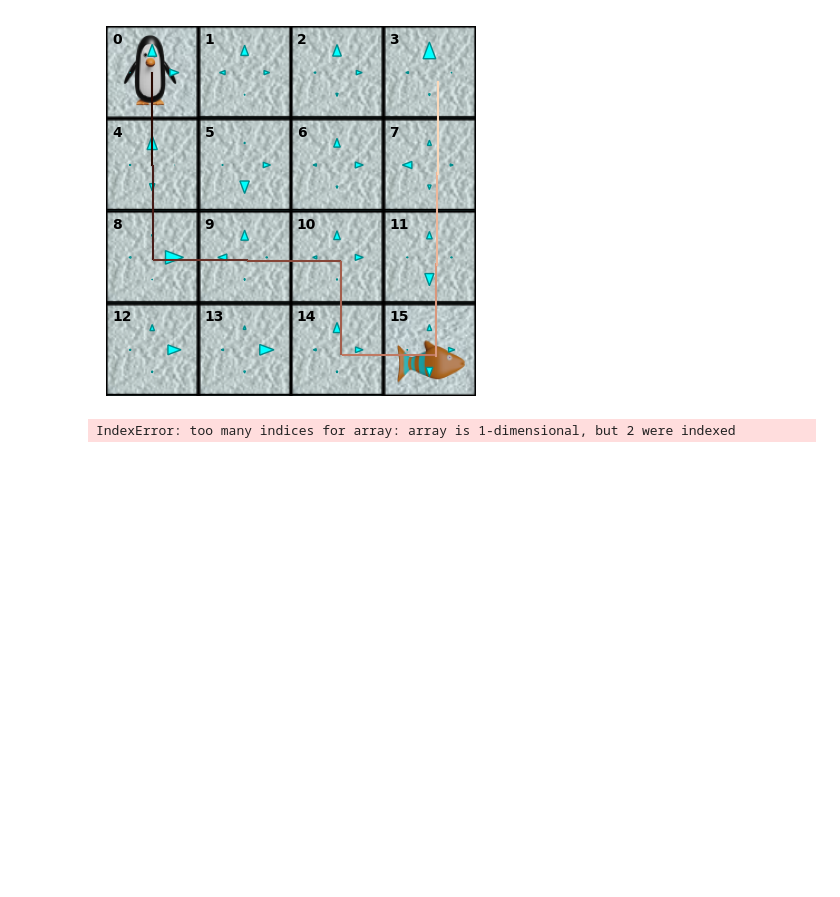
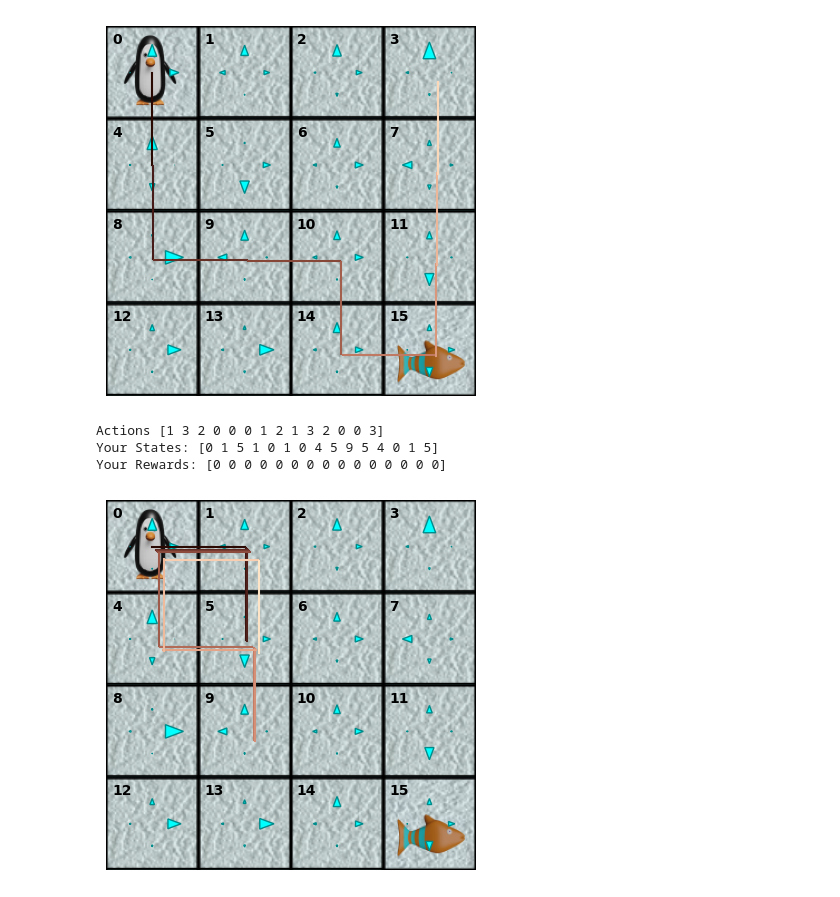
Before and after one commit to ouafi98/Understand-Deep-Learning-Book, a Jupyter notebook: Notebooks/Chap19/19_1_Markov_Decision_Processes.ipynb, the cells around one changed output. Drawn from its saved outputs; the diff is of its cells as text; code cells hidden in the pictures; blank space fills up the shorter version.

```diff
--- a/Notebooks/Chap19/19_1_Markov_Decision_Processes.ipynb
+++ b/Notebooks/Chap19/19_1_Markov_Decision_Processes.ipynb
@@ -447,8 +447,11 @@ def markov_decision_process_step_deterministic(state, transition_probabilities_g
   # Draw the next state based on the current state and that action
   # and calculate the reward
   # Replace this line:
-  print(policy)
-  new_state, reward = markov_reward_process_step(state, transition_probabilities_given_action[:,state,policy], reward_structure)
+  action = policy[state]
+  t_p = transition_probabilities_given_action[:,state,action]
+
+  new_state = np.random.choice(16, p=t_p)
+  reward = 1 if reward_structure[new_state] else 0
 
   return new_state, reward
 # %%
@@ -506,32 +512,36 @@ def markov_decision_process_step_stochastic(state, transition_probabilities_give
   # Draw the next state based on the current state and that action
   # and calculate the reward
   # Replace this line:
-  action = [np.random.choice(4, p=stochastic_policy[i,state])
+  action = [np.random.choice(4, p=stochastic_policy[:,i]) for i in range(15)]
+  # print(action)
   new_state ,reward = markov_decision_process_step_deterministic(state, transition_probabilities_given_action, reward_structure, action)
 
-  return new_state, reward, action
+  return new_state, reward, action[state]
 # %%
 # Set up the reward structure so it matches figure 19.2
 reward_structure = np.zeros((16,1))
 reward_structure[15] = 1
 
 # Initialize random number seed
 np.random.seed(0)
-T = 10
+T = 15
 # Set up the states, so the fish are in the same positions as figure 19.5
 states = np.zeros(T, dtype='uint8')
 rewards = np.zeros(T, dtype='uint8')
 actions = np.zeros(T-1, dtype='uint8')
 
 states[0] = 0
 for t in range(T-1):
   states[t+1],rewards[t+1],actions[t] = markov_decision_process_step_stochastic(states[t], transition_probabilities_given_action, reward_structure, stochastic_policy)
 
 print("Actions", actions)
 print("Your States:", states)
 print("Your Rewards:", rewards)
 
 mdp_drawer = DrawMDP(n_rows, n_cols)
 mdp_drawer.draw(layout, state = states[0], path1=states, policy = stochastic_policy, draw_state_index = True)
 # %% [output]
-IndexError: too many indices for array: array is 1-dimensional, but 2 were indexed
+Actions [1 3 2 0 0 0 1 2 1 3 2 0 0 3]
+Your States: [0 1 5 1 0 1 0 4 5 9 5 4 0 1 5]
+Your Rewards: [0 0 0 0 0 0 0 0 0 0 0 0 0 0 0]
+[figure, added]
```
Also changed, not shown: parts of 1 cell of this notebook.
